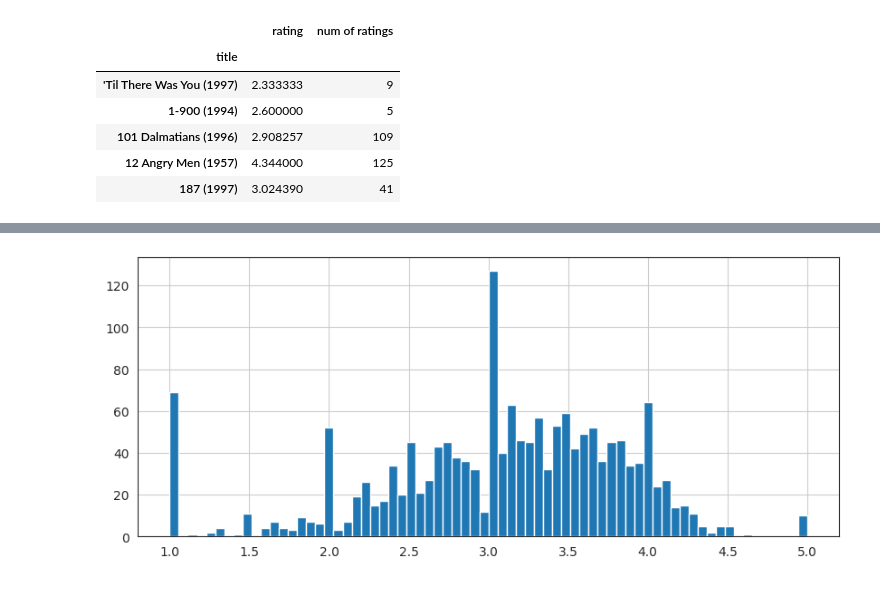
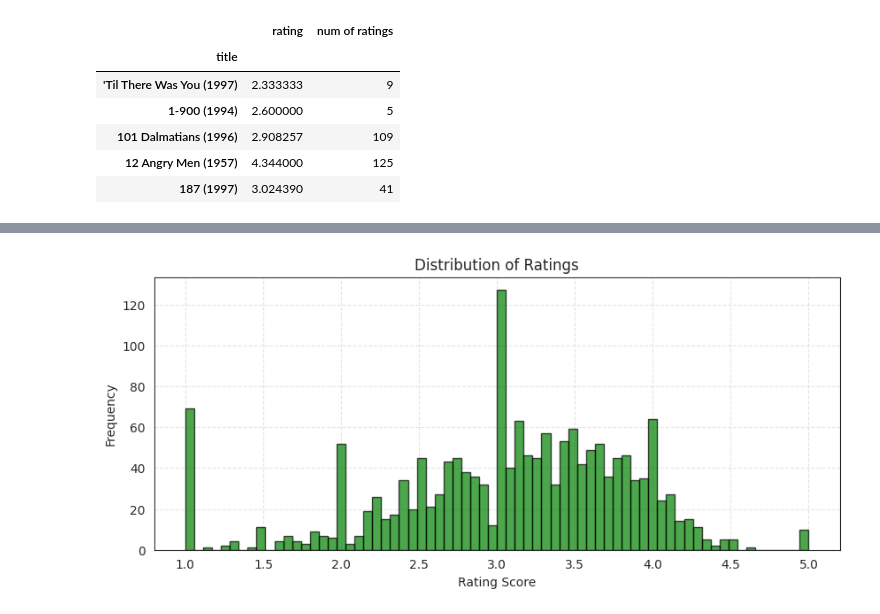
Before and after one commit to samwanyua/Python-Machine-Learning-Tutorial, a Jupyter notebook: Python_for_data_science/Recommeder_system.ipynb, the cells around one changed output, grey strips where cells are left out. Drawn from its saved outputs; the diff is of its cells as text; code cells hidden in the pictures.

```diff
--- a/Python_for_data_science/Recommeder_system.ipynb
+++ b/Python_for_data_science/Recommeder_system.ipynb
@@ -116,6 +120,10 @@ plt.show()
-# %%
-plt.figure(figsize=(10,4))
-ratings['rating'].hist(bins=70)
-plt.show()
-# %% [output]
-[figure, removed]
+# %%
+plt.figure(figsize=(10,4))
+plt.hist(ratings['rating'], bins=70, color='green', alpha=0.7, edgecolor='black')
+plt.title("Distribution of Ratings")
+plt.xlabel("Rating Score")
+plt.ylabel("Frequency")
+plt.grid(True, linestyle='--', alpha=0.5)
+plt.show()
+# %% [output]
+[figure, added]
```
Also changed, not shown: parts of 1 cell of this notebook.
